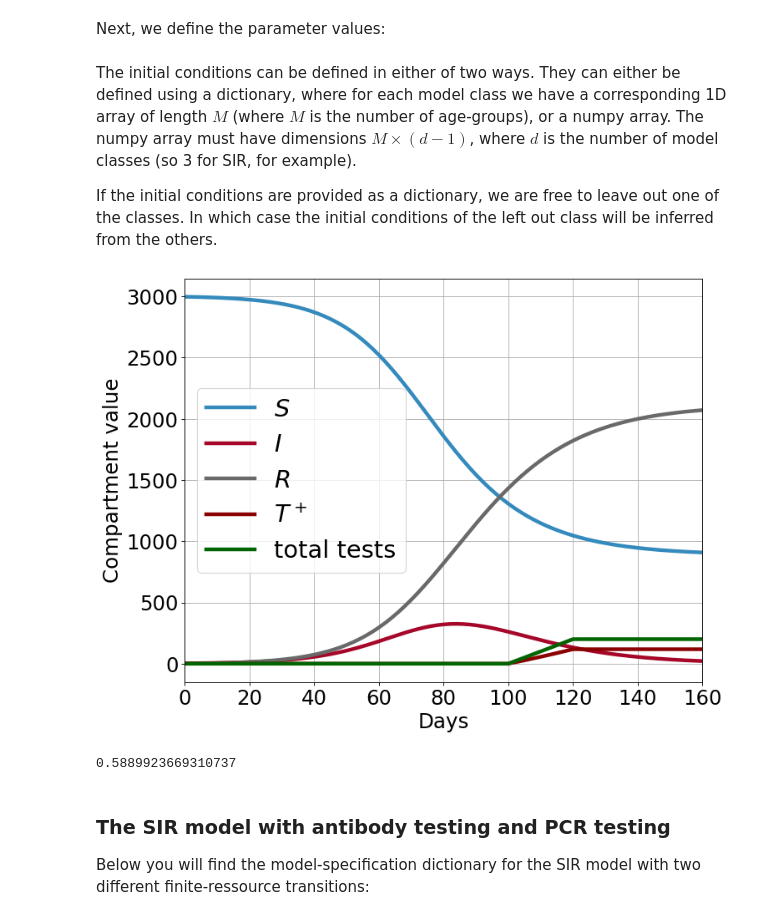
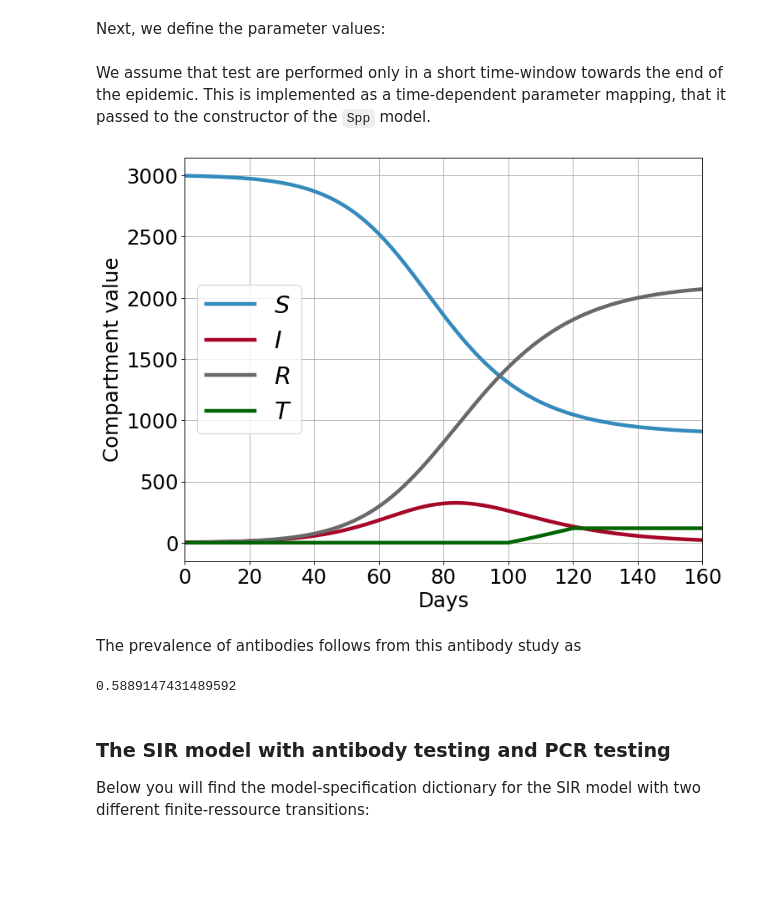
Before and after one commit to rajeshrinet/pyross, a Jupyter notebook: examples/deterministic/ex19-Spp-serological-testing.ipynb, the cells around one changed output. Cells and saved outputs as stored; diff of their text form; code cells hidden in the pictures; blank space fills up the shorter version.

Commit message:
update example notebook

```diff
--- a/examples/deterministic/ex19-Spp-serological-testing.ipynb
+++ b/examples/deterministic/ex19-Spp-serological-testing.ipynb
@@ -15,6 +15,6 @@ Below you will find the model-specification dictionary for the SIR model with a
 # %%
 model_spec = {
-    "classes" : ["S", "I", "R", "T+", "T-"],
+    "classes" : ["S", "I", "R", "T"],
 
     "S" : {
         "infection" : [ ["I", "-beta"] ]
@@ -25,17 +25,13 @@ model_spec = {
         "infection" : [ ["I", "beta"] ]
     },
 
-     "R" : {
+    "R" : {
         "linear" : [ ["I", "gamma"] ]
     },
 
-     "T+" : {
+    "T" : {
         "finite-resource" :  [ [ "S", "tau", "pi", "falsepos"], ["I", "tau", "pi", "falsepos"], ["R", "tau", "pi", "truepos"] ]
-     },
-
-    "T-" : {
-        "finite-resource" :  [ [ "S", "tau", "pi", "trueneg"], ["I", "tau", "pi", "trueneg"], ["R", "tau", "pi", "falseneg"] ]
-     }
+    }
 }
 # %% [markdown]
 This corresponds to
@@ -71,7 +54,26 @@ parameters = {
-# %% [markdown]
-The initial conditions can be defined in either of two ways. They can either be defined using a dictionary, where for each model class we have a corresponding 1D array of length $M$ (where $M$ is the number of age-groups), or a numpy array. The numpy array must have dimensions $M \times (d-1)$, where $d$ is the number of model classes (so 3 for SIR, for example).
-
-If the initial conditions are provided as a dictionary, we are free to leave out one of the classes. In which case the initial conditions of the left out class will be inferred from the others.
+# %%
+parameters = {
+    'beta' : 0.1,
+    'gamma' : 0.1,
+    'taumax' : 10,
+    'pi' : 1,
+    'falsepos' : 0.1,
+    'truepos' : 0.99
+}
+
+# Tests performed per day
+def testRate(t,taumax):
+    if t>100 and t<120:
+        return taumax
+    else:
+        return 0
+
+def parameter_mapping(params, t):
+    output = params.copy()
+    output['tau']=testRate(t,params['taumax'])
+    return output
+# %% [markdown]
+We assume that test are performed only in a short time-window towards the end of the epidemic. This is implemented as a time-dependent parameter mapping, that it passed to the constructor of the `Spp` model.
 # %%
 M = 3
 Ni = 1000*np.ones(M)
@@ -118,38 +109,38 @@ data = model.simulate(x0, contactMatrix, Tf, Nf)
 # %%
 # plot the data and obtain the epidemic curve
 S = np.sum(model.model_class_data('S', data), axis=1)
 I = np.sum(model.model_class_data('I', data), axis=1)
 R = np.sum(model.model_class_data('R', data), axis=1)
-Tp = np.sum(model.model_class_data('T+', data), axis=1)
-Tm = np.sum(model.model_class_data('T-', data), axis=1)
+T = np.sum(model.model_class_data('T', data), axis=1)
 t = data['t']
 
 fig = plt.figure(num=None, figsize=(10, 8), dpi=80, facecolor='w', edgecolor='k')
 plt.rcParams.update({'font.size': 22})
 
 
 plt.plot(t, S, '-', color="#348ABD", label='$S$', lw=4)
 
 
 plt.plot(t, I, '-', color='#A60628', label='$I$', lw=4)
 
 
 plt.plot(t, R, '-', color="dimgrey", label='$R$', lw=4)
 
 
-plt.plot(t, Tp, '-', color="darkred", label='$T^+$', lw=4)
-plt.plot(t, Tm+Tp, '-', color="darkgreen", label='total tests', lw=4)
+plt.plot(t, T, '-', color="darkgreen", label='$T$', lw=4)
 
 plt.legend(fontsize=26); plt.grid()
 plt.autoscale(enable=True, axis='x', tight=True)
 plt.ylabel('Compartment value')
 plt.xlabel('Days');
 # %% [output]
-[figure, old version]
+[figure, new version]
-# %%
-Tp[-1]/(Tm[-1]+Tp[-1])
-# %% [output]
-0.5889923669310737
+# %% [markdown]
+The prevalence of antibodies follows from this antibody study as
+# %%
+np.sum(T[-1])/(20*parameters['taumax'])
+# %% [output]
+0.5889147431489592
 # %% [markdown]
 ### The SIR model with antibody testing and PCR testing
 
```
Also changed, not shown: parts of 7 cells of this notebook.
